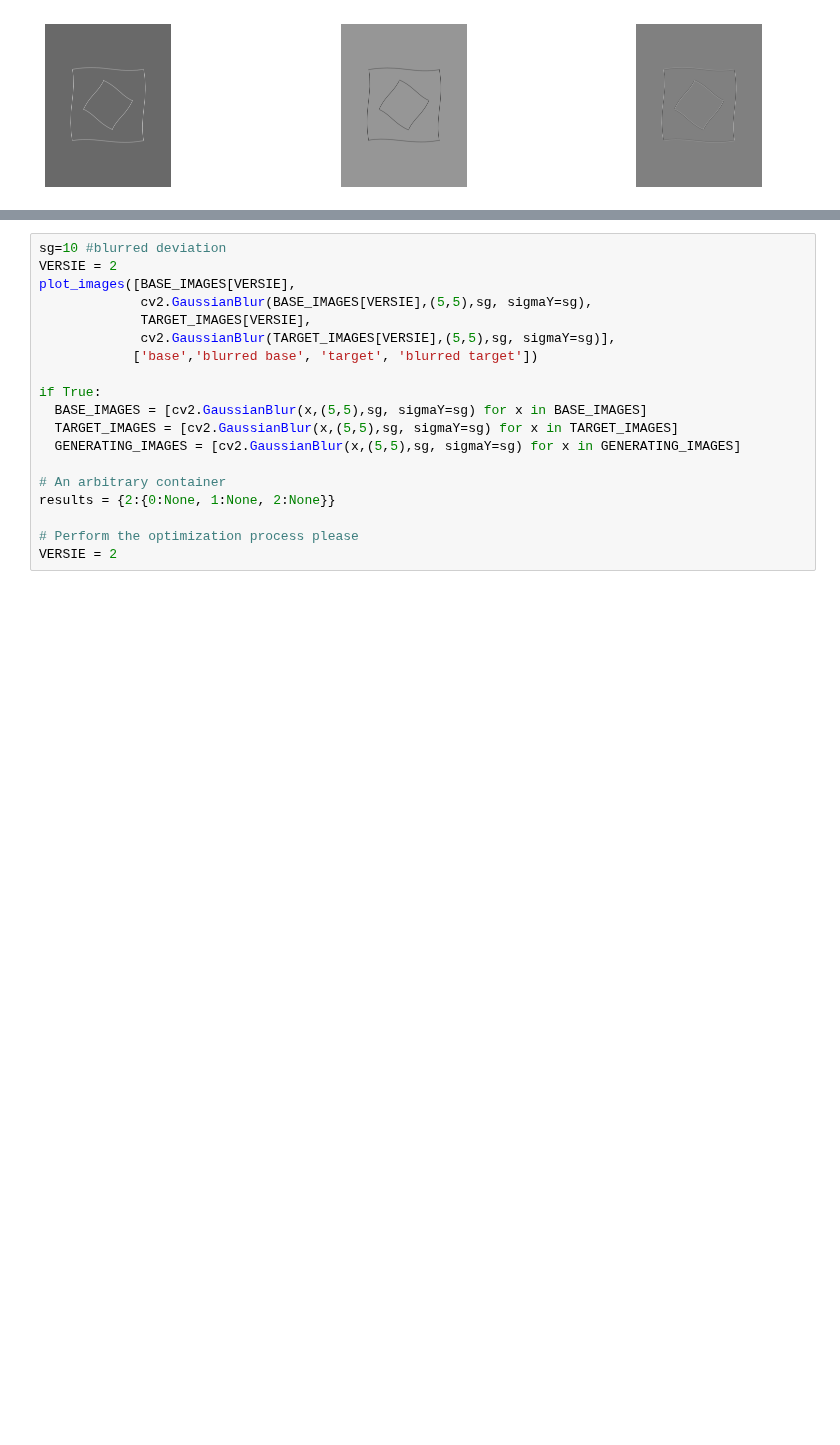
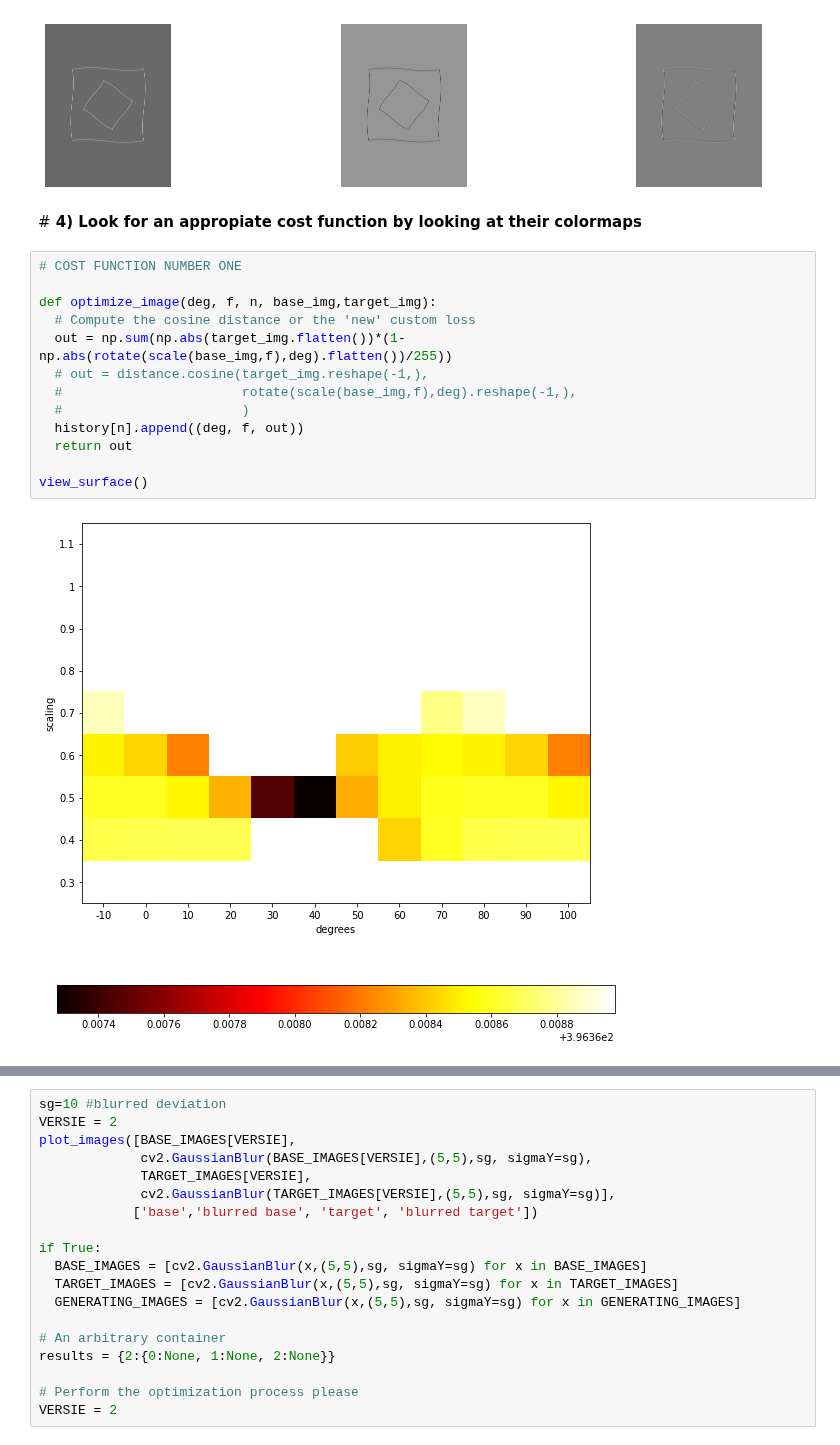
Before and after one commit to lcipolina/escher, a Jupyter notebook: optimization/optimization.ipynb, the cells around one changed output, grey strips where cells are left out. Cells and saved outputs as stored; diff of their text form; blank space fills up the shorter version.

```diff
--- a/optimization/optimization.ipynb
+++ b/optimization/optimization.ipynb
@@ -289,3 +319,20 @@ plot_images(GENERATING_IMAGES)
 [figure]
 [figure]
 [figure]
+# %% [markdown]
+#<b> 4) Look for an appropiate cost function by looking at their colormaps </b>
+# %%
+# COST FUNCTION NUMBER ONE
+
+def optimize_image(deg, f, n, base_img,target_img):
+  # Compute the cosine distance or the 'new' custom loss
+  out = np.sum(np.abs(target_img.flatten())*(1-np.abs(rotate(scale(base_img,f),deg).flatten())/255))
+  # out = distance.cosine(target_img.reshape(-1,),
+  #                       rotate(scale(base_img,f),deg).reshape(-1,),
+  #                       )
+  history[n].append((deg, f, out))
+  return out
+
+view_surface()
+# %% [output]
+[figure, added]
```
Also changed, not shown: parts of 10 cells of this notebook.
